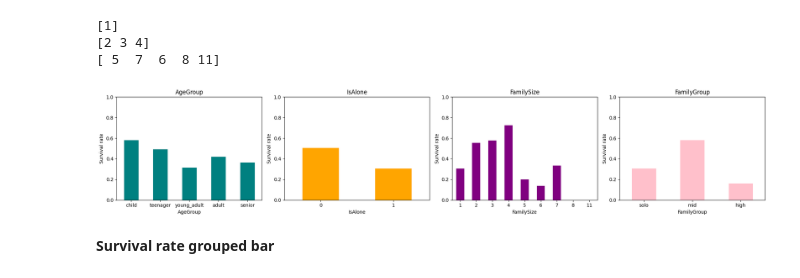
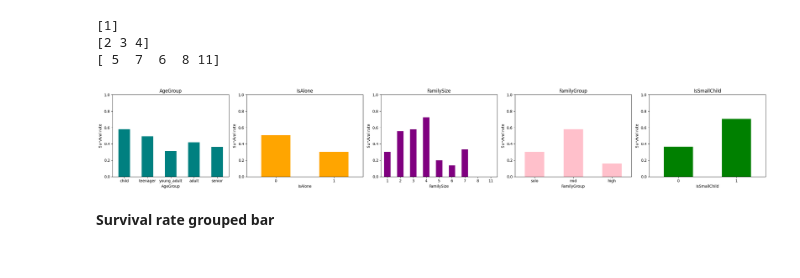
Before and after one commit to helben2002/TitanicCapstoneProject, a Jupyter notebook: ml/notebooks/ayda.ipynb, the cells around one changed output. Drawn from its saved outputs; the diff is of its cells as text; code cells hidden in the pictures.

```diff
--- a/ml/notebooks/ayda.ipynb
+++ b/ml/notebooks/ayda.ipynb
@@ -226,0 +245,4 @@ df.head()
+# %%
+df["IsSmallChild"] = (df["Age"] < 6).astype(int)
+
+count_rate_df(df, "IsSmallChild")
@@ -293,17 +305,17 @@ for v in ["solo", "mid", "high"]:
 # %%
 plot_survival_rates(
     df,
-    ["AgeGroup", "IsAlone", "FamilySize", "FamilyGroup"],
+    ["AgeGroup", "IsAlone", "FamilySize", "FamilyGroup", "IsSmallChild"],
     orders={
         "AgeGroup": ["child", "teenager", "young_adult", "adult", "senior"],
         "IsAlone": df["IsAlone"].unique().sort(),
         "FamilySize": df["FamilySize"].unique().sort(),
         "FamilyGroup": ["solo", "mid", "high"],
     },
-    colors=["teal", "orange", "purple", "pink"],
+    colors=["teal", "orange", "purple", "pink", "green"],
 )
 # %% [output]
-[figure, old version]
+[figure, new version]
 # %% [markdown]
 **Survival rate grouped bar**
 # %%
```
Also changed, not shown: parts of 23 cells of this notebook.
